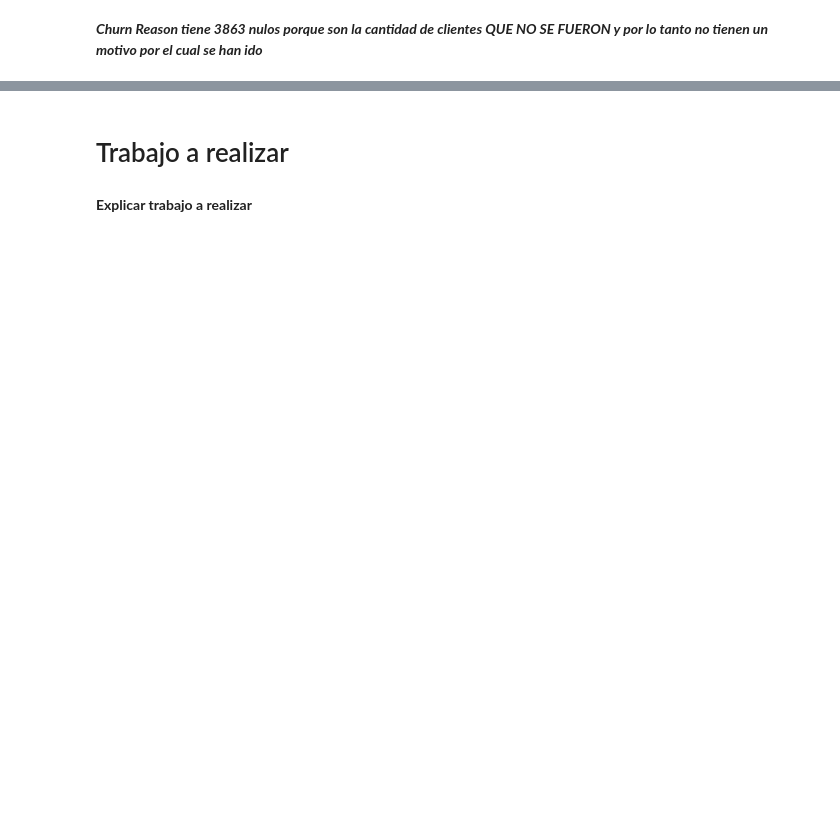
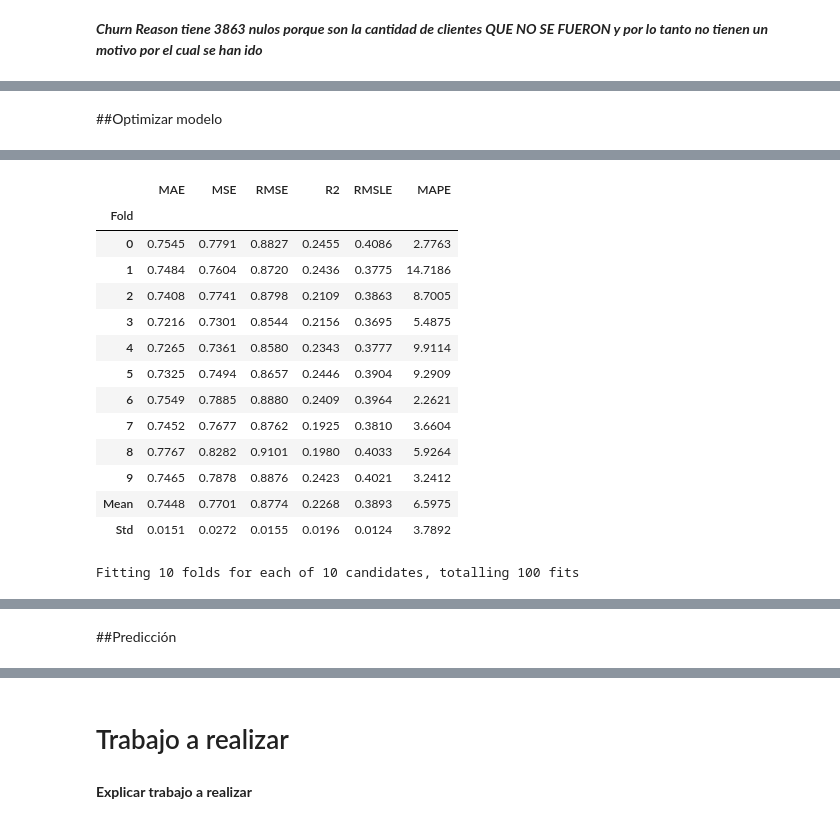
Before and after one commit to Marcelooyola/TrabojIntegrador, a Jupyter notebook: BA_Trabajo_Final_Abandono_Clientes.ipynb, the cells around one changed output, grey strips where cells are left out. Drawn from its saved outputs; the diff is of its cells as text; code cells hidden in the pictures; blank space fills up the shorter version.

```diff
--- a/BA_Trabajo_Final_Abandono_Clientes.ipynb
+++ b/BA_Trabajo_Final_Abandono_Clientes.ipynb
@@ -240,0 +549,5 @@ train.head()
+# %% [markdown]
+##Optimizar modelo
+# %%
+optimizar_modelo_01 = tune_model(modelo_01)
+# %% [output]
@@ -240,0 +555,15 @@ train.head()
+|  | MAE | MSE | RMSE | R2 | RMSLE | MAPE |
+| Fold |  |  |  |  |  |  |
+| 0 | 0.7545 | 0.7791 | 0.8827 | 0.2455 | 0.4086 | 2.7763 |
+| 1 | 0.7484 | 0.7604 | 0.8720 | 0.2436 | 0.3775 | 14.7186 |
+| 2 | 0.7408 | 0.7741 | 0.8798 | 0.2109 | 0.3863 | 8.7005 |
+| 3 | 0.7216 | 0.7301 | 0.8544 | 0.2156 | 0.3695 | 5.4875 |
+| 4 | 0.7265 | 0.7361 | 0.8580 | 0.2343 | 0.3777 | 9.9114 |
+| 5 | 0.7325 | 0.7494 | 0.8657 | 0.2446 | 0.3904 | 9.2909 |
+| 6 | 0.7549 | 0.7885 | 0.8880 | 0.2409 | 0.3964 | 2.2621 |
+| 7 | 0.7452 | 0.7677 | 0.8762 | 0.1925 | 0.3810 | 3.6604 |
+| 8 | 0.7767 | 0.8282 | 0.9101 | 0.1980 | 0.4033 | 5.9264 |
+| 9 | 0.7465 | 0.7878 | 0.8876 | 0.2423 | 0.4021 | 3.2412 |
+| Mean | 0.7448 | 0.7701 | 0.8774 | 0.2268 | 0.3893 | 6.5975 |
+| Std | 0.0151 | 0.0272 | 0.0155 | 0.0196 | 0.0124 | 3.7892 |
+Fitting 10 folds for each of 10 candidates, totalling 100 fits
@@ -240,0 +571,2 @@ train.head()
+# %% [markdown]
+##Predicción
```
Also changed, not shown: parts of 36 cells of this notebook.
